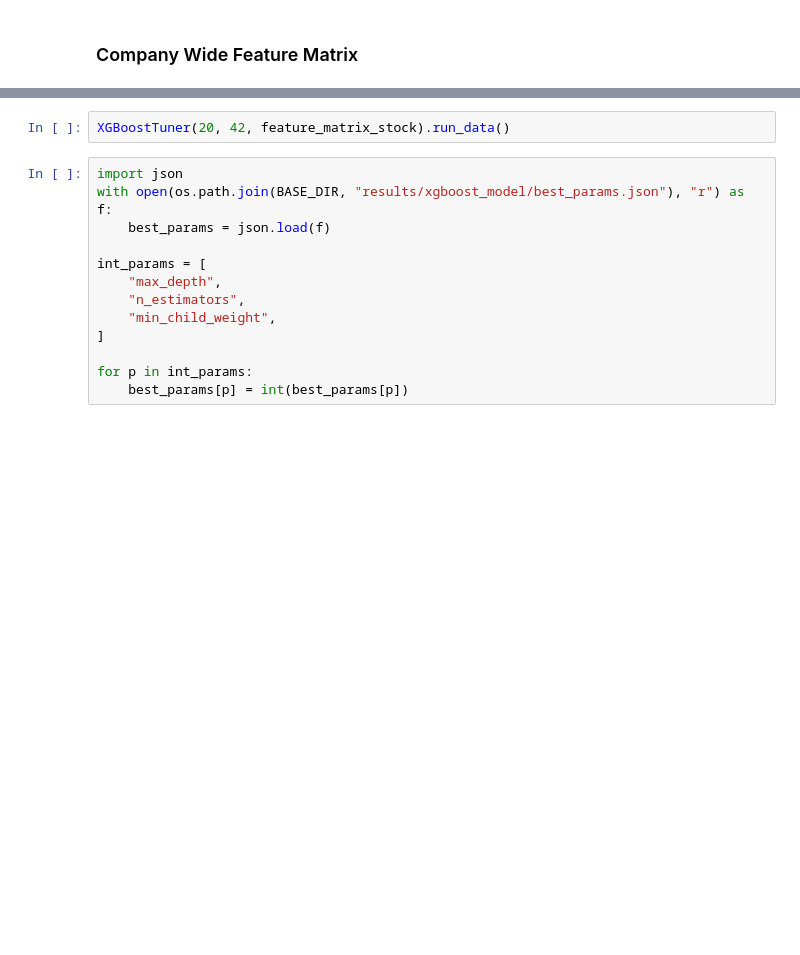
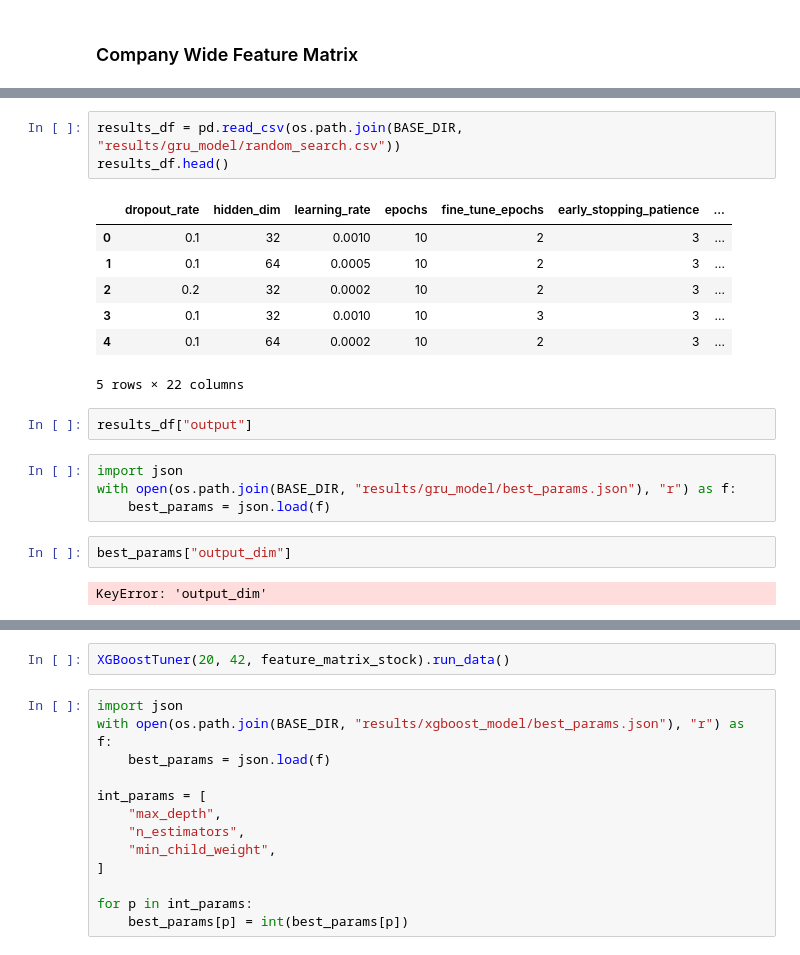
Before and after one commit to hungryfire267/systematic-equities-research, a Jupyter notebook: notebooks/lightgbm_walkforward_research.ipynb, the cells around one changed output, grey strips where cells are left out. Saved outputs shown, nothing was run; the diff lists cells and outputs as text; blank space fills up the shorter version.

```diff
--- a/notebooks/lightgbm_walkforward_research.ipynb
+++ b/notebooks/lightgbm_walkforward_research.ipynb
@@ -93,0 +341,21 @@ ListNet epoch 1/3: loss = 4.462898
+# %%
+results_df = pd.read_csv(os.path.join(BASE_DIR, "results/gru_model/random_search.csv"))
+results_df.head()
+# %% [output]
+|  | dropout_rate | hidden_dim | learning_rate | epochs | fine_tune_epochs | early_stopping_patience | ... |
+| 0 | 0.1 | 32 | 0.0010 | 10 | 2 | 3 | ... |
+| 1 | 0.1 | 64 | 0.0005 | 10 | 2 | 3 | ... |
+| 2 | 0.2 | 32 | 0.0002 | 10 | 2 | 3 | ... |
+| 3 | 0.1 | 32 | 0.0010 | 10 | 3 | 3 | ... |
+| 4 | 0.1 | 64 | 0.0002 | 10 | 2 | 3 | ... |
+5 rows × 22 columns
+# %%
+results_df["output"]
+# %%
+import json
+with open(os.path.join(BASE_DIR, "results/gru_model/best_params.json"), "r") as f:
+    best_params = json.load(f)
+# %%
+best_params["output_dim"]
+# %% [output]
+KeyError: 'output_dim'
```
Also changed, not shown: parts of 29 cells of this notebook, 19 other files.
